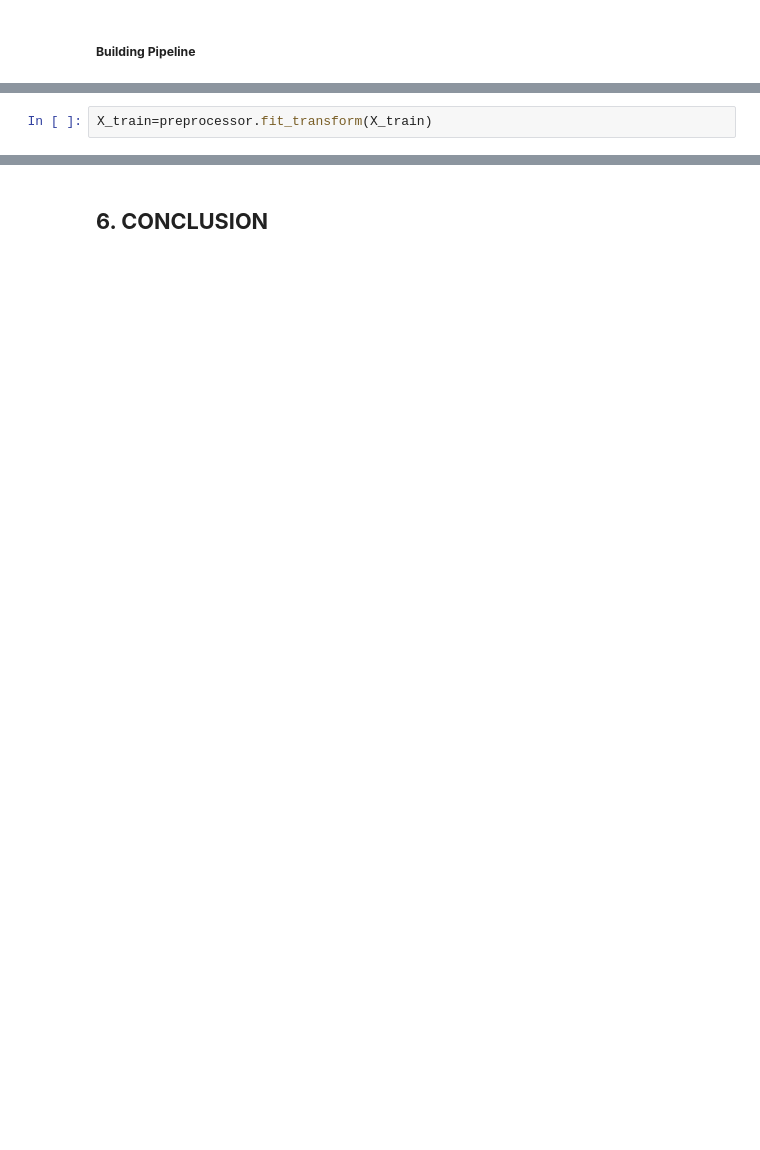
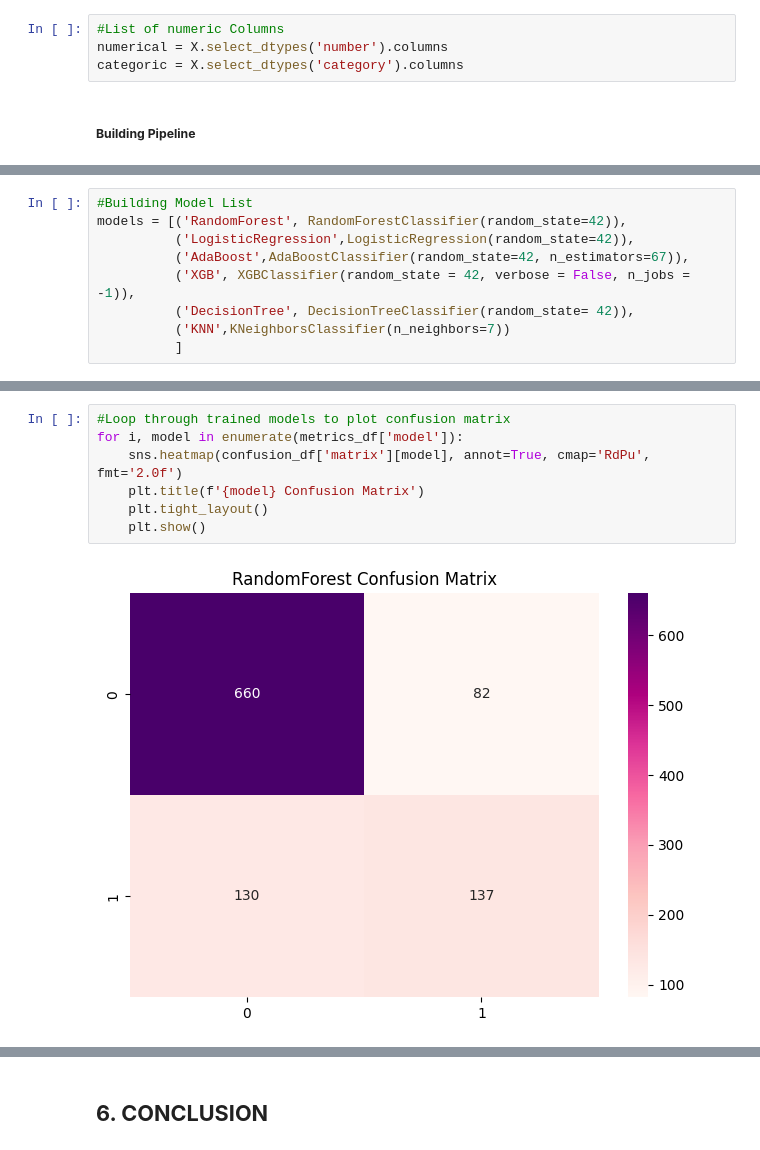
Before and after one commit to Rama-Mwenda/Customer_Churn, a Jupyter notebook: Notebooks/Customer_Churn.ipynb, the cells around one changed output, grey strips where cells are left out. Cells and saved outputs as stored; diff of their text form; blank space fills up the shorter version.

```diff
--- a/Notebooks/Customer_Churn.ipynb
+++ b/Notebooks/Customer_Churn.ipynb
@@ -935,2 +983,6 @@ categorical.remove('churn')
+# %%
+#List of numeric Columns
+numerical = X.select_dtypes('number').columns
+categoric = X.select_dtypes('category').columns
 # %% [markdown]
 ##### **Building Pipeline**
@@ -978,2 +1022,0 @@ ColumnTransformer(transformers=[('numeric',
-# %%
-X_train=preprocessor.fit_transform(X_train)
@@ -990,0 +1054,9 @@ models = []
+# %%
+#Building Model List
+models = [('RandomForest', RandomForestClassifier(random_state=42)),
+          ('LogisticRegression',LogisticRegression(random_state=42)),
+          ('AdaBoost',AdaBoostClassifier(random_state=42, n_estimators=67)),
+          ('XGB', XGBClassifier(random_state = 42, verbose = False, n_jobs = -1)),
+          ('DecisionTree', DecisionTreeClassifier(random_state= 42)),
+          ('KNN',KNeighborsClassifier(n_neighbors=7))
+          ]
@@ -990,0 +1128,9 @@ models = []
+# %%
+#Loop through trained models to plot confusion matrix
+for i, model in enumerate(metrics_df['model']):
+    sns.heatmap(confusion_df['matrix'][model], annot=True, cmap='RdPu', fmt='2.0f')
+    plt.title(f'{model} Confusion Matrix')
+    plt.tight_layout()
+    plt.show()
+# %% [output]
+[figure, added]
```
Also changed, not shown: parts of 23 cells of this notebook.
